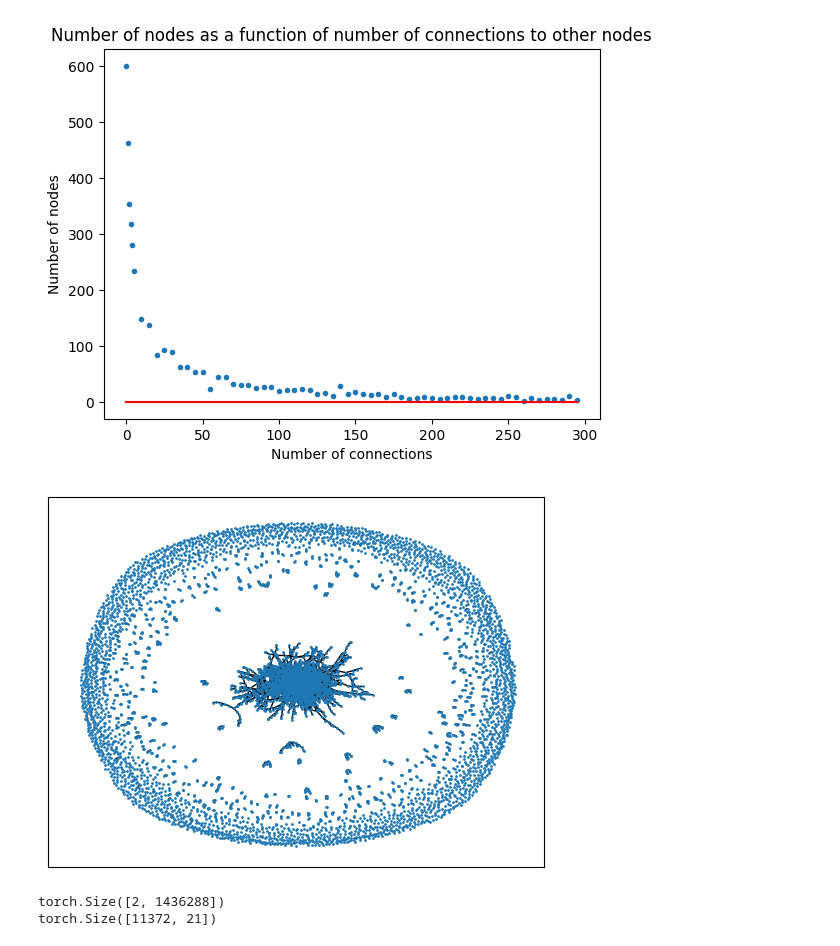
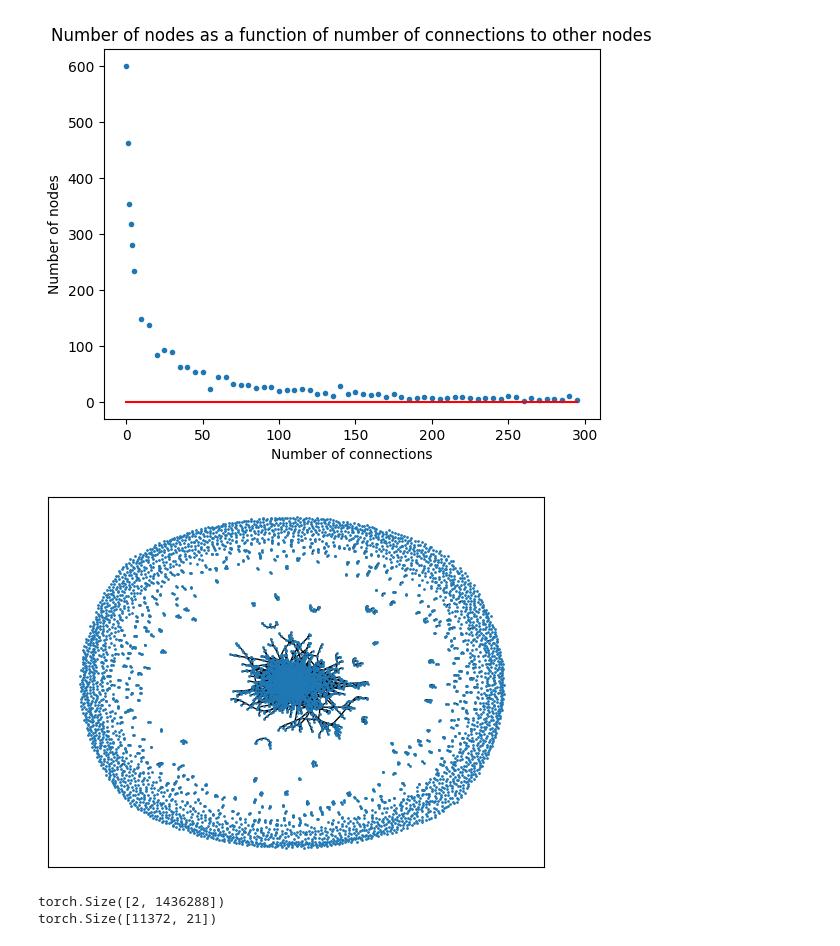
Before and after one commit to rclupoiu/neural-mesh-transformers, a Jupyter notebook: data_gen/data_viz.ipynb, the cells around one changed output. Cells and saved outputs as stored; diff of their text form; code cells hidden in the pictures.

```diff
--- a/data_gen/data_viz.ipynb
+++ b/data_gen/data_viz.ipynb
@@ -211,24 +217,24 @@ plt.plot(num_connections, np.zeros(len(num_connections)), 'r')
 # %%
 #Use networkx to visualize a sampled subset of the graph
 
 import random
-sample_size = 8000
+sample_size = 10000
 sample_indices = random.sample(range(0, len(data.edge_index[0])), sample_size)
 reduced_edge_index = data.edge_index[:,sample_indices]
 reduced_edge_attr = data.edge_attr[sample_indices]
 
 reduced_neuron_indices = np.unique(reduced_edge_index[0])
 reduced_node_attr = torch.tensor(neuron_data[reduced_neuron_indices,curr_frame-frame_window:curr_frame+1], dtype=torch.float)
 
 reduced_data = Data(x=reduced_node_attr, edge_index=reduced_edge_index, edge_attr=reduced_edge_attr, y=graph_label)
 
 G = to_networkx(reduced_data, to_undirected=True)
 nx.draw_networkx(G, pos=nx.spring_layout(G, seed=42), with_labels=False, node_size=1, width=1)
 
 #TODO: Augment the graph with a virtual node that is connected to all other nodes based on these results
 #Have to be careful to not include the nodes that have nan values (those that are not referenced in edge_index)
 # %% [output]
-[figure, old version]
+[figure, new version]
 # %%
 print(edge_index.shape)
 print(node_attr.shape)
```
Also changed, not shown: parts of 3 cells of this notebook, 2 other files.
